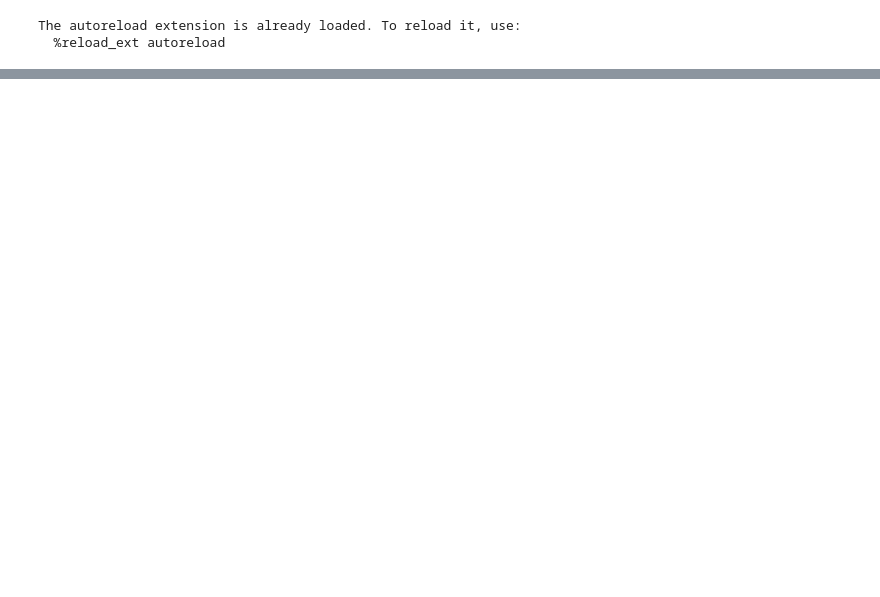
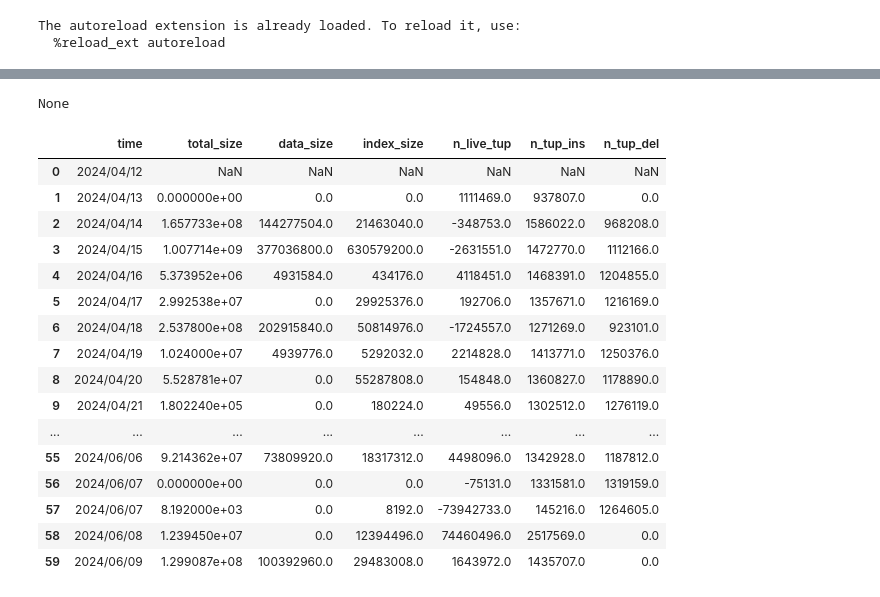
Before and after one commit to trixt63/PythonDatabase, a Jupyter notebook: notebooks/check_detailed.ipynb, the cells around one changed output, grey strips where cells are left out. Cells and saved outputs as stored; diff of their text form; code cells hidden in the pictures; blank space fills up the shorter version.

```diff
--- a/notebooks/check_detailed.ipynb
+++ b/notebooks/check_detailed.ipynb
@@ -168,0 +73,33 @@ ValueError: Mime type rendering requires nbformat>=4.2.0 but it is not installed
+# %%
+df_shifted = df_origin[['total_size', 'data_size', 'index_size', 'n_live_tup', 'n_tup_ins', 'n_tup_del']].shift(periods=1)
+
+# diff df
+percent_df = df_origin / df_shifted * 100
+percent_df['time'] = df_origin['time']
+percent_df[['time', 'total_size', 'data_size', 'index_size', 'n_live_tup', 'n_tup_ins', 'n_tup_del']]
+print(None)
+# %% [output]
+None
+# %%
+diff_df = df_origin - df_shifted
+diff_df['time'] = df_origin['time']
+diff_df['n_tup_new'] = diff_df['n_tup_ins'] - diff_df['n_tup_del']
+diff_df[['time', 'total_size', 'data_size', 'index_size', 'n_live_tup', 'n_tup_ins', 'n_tup_del', 'n_tup_new']]
+# %% [output]
+|  | time | total_size | data_size | index_size | n_live_tup | n_tup_ins | n_tup_del |
+| 0 | 2024/04/12 | NaN | NaN | NaN | NaN | NaN | NaN |
+| 1 | 2024/04/13 | 0.000000e+00 | 0.0 | 0.0 | 1111469.0 | 937807.0 | 0.0 |
+| 2 | 2024/04/14 | 1.657733e+08 | 144277504.0 | 21463040.0 | -348753.0 | 1586022.0 | 968208.0 |
+| 3 | 2024/04/15 | 1.007714e+09 | 377036800.0 | 630579200.0 | -2631551.0 | 1472770.0 | 1112166.0 |
+| 4 | 2024/04/16 | 5.373952e+06 | 4931584.0 | 434176.0 | 4118451.0 | 1468391.0 | 1204855.0 |
+| 5 | 2024/04/17 | 2.992538e+07 | 0.0 | 29925376.0 | 192706.0 | 1357671.0 | 1216169.0 |
+| 6 | 2024/04/18 | 2.537800e+08 | 202915840.0 | 50814976.0 | -1724557.0 | 1271269.0 | 923101.0 |
+| 7 | 2024/04/19 | 1.024000e+07 | 4939776.0 | 5292032.0 | 2214828.0 | 1413771.0 | 1250376.0 |
+| 8 | 2024/04/20 | 5.528781e+07 | 0.0 | 55287808.0 | 154848.0 | 1360827.0 | 1178890.0 |
+| 9 | 2024/04/21 | 1.802240e+05 | 0.0 | 180224.0 | 49556.0 | 1302512.0 | 1276119.0 |
+| ... | ... | ... | ... | ... | ... | ... | ... |
+| 55 | 2024/06/06 | 9.214362e+07 | 73809920.0 | 18317312.0 | 4498096.0 | 1342928.0 | 1187812.0 |
+| 56 | 2024/06/07 | 0.000000e+00 | 0.0 | 0.0 | -75131.0 | 1331581.0 | 1319159.0 |
+| 57 | 2024/06/07 | 8.192000e+03 | 0.0 | 8192.0 | -73942733.0 | 145216.0 | 1264605.0 |
+| 58 | 2024/06/08 | 1.239450e+07 | 0.0 | 12394496.0 | 74460496.0 | 2517569.0 | 0.0 |
+| 59 | 2024/06/09 | 1.299087e+08 | 100392960.0 | 29483008.0 | 1643972.0 | 1435707.0 | 0.0 |
```
Also changed, not shown: parts of 7 cells of this notebook, 3 other files.
